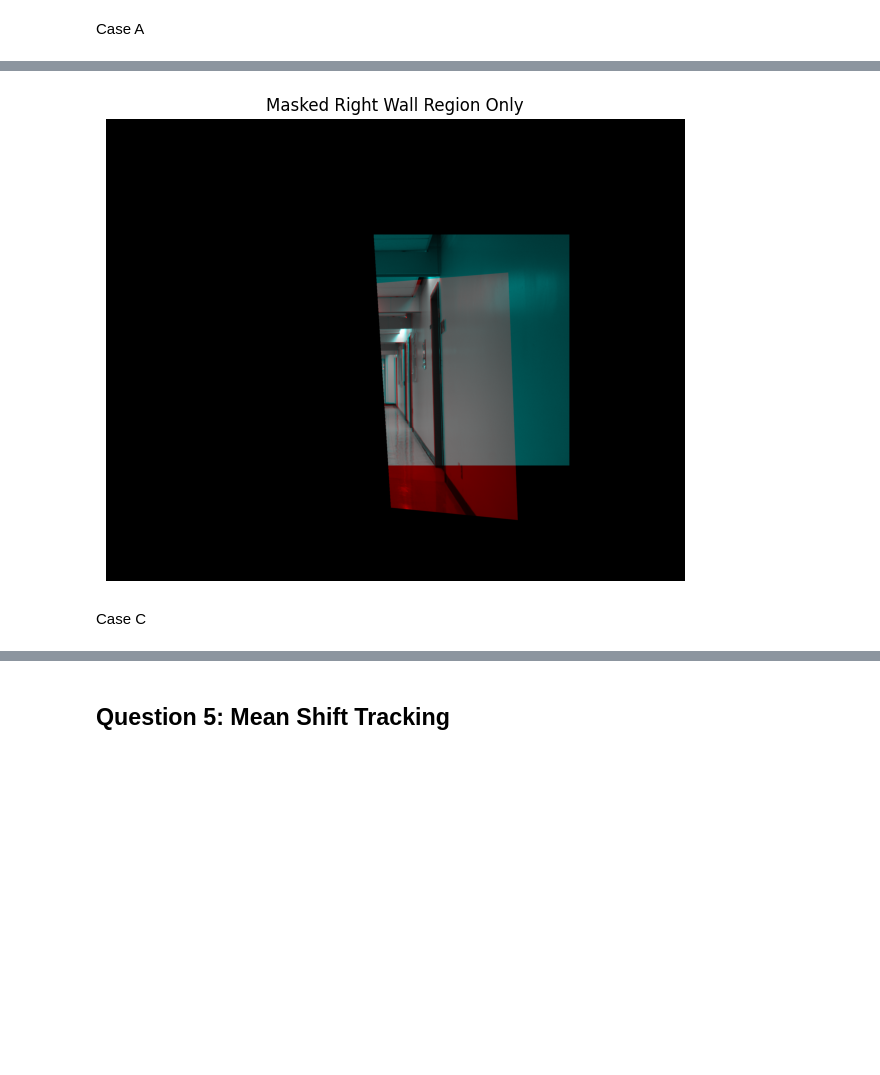
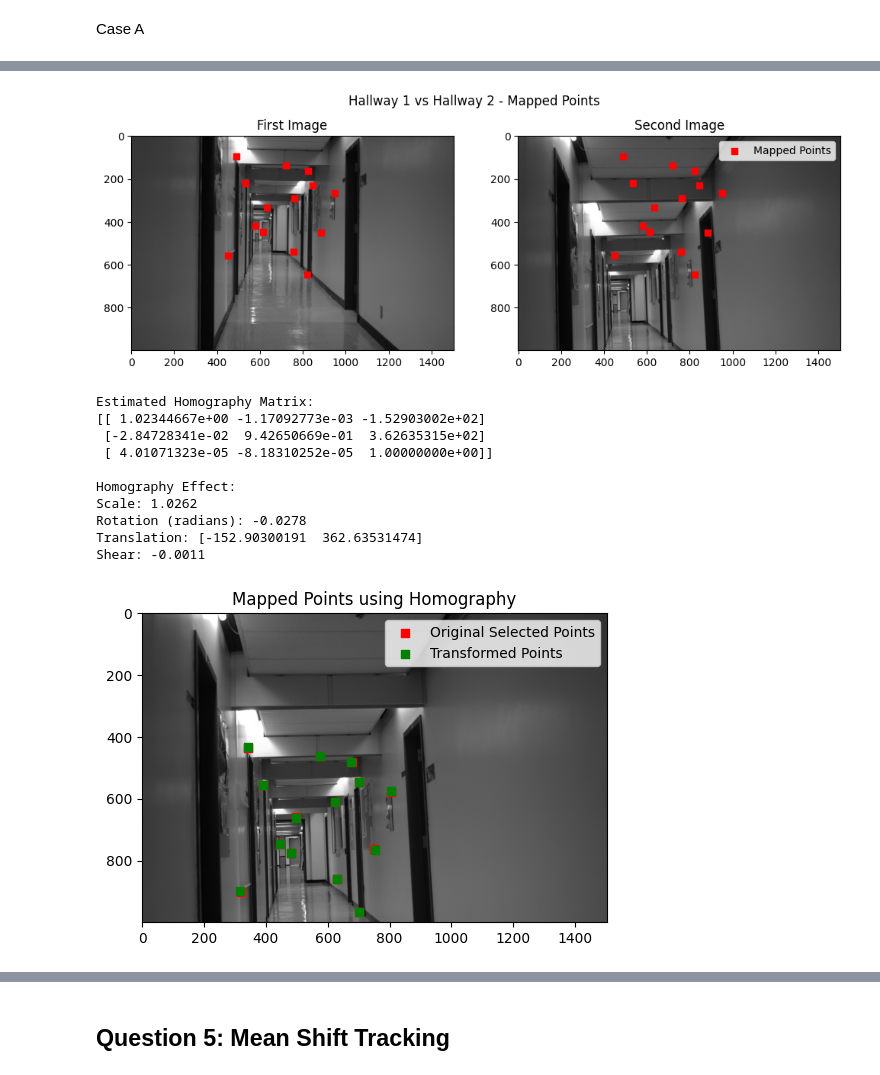
Before and after one commit to humzkhan/CSC420A4, a Jupyter notebook: A4_n.ipynb, the cells around one changed output, grey strips where cells are left out. Saved outputs shown, nothing was run; the diff lists cells and outputs as text; code cells hidden in the pictures; blank space fills up the shorter version.

```diff
--- a/A4_n.ipynb
+++ b/A4_n.ipynb
@@ -291,0 +359,19 @@ def stitch_images(imageA_gray, imageB_gray, H):
+# %%
+# Case A, Image 1 and 2
+CaseA1_Points = points1
+CaseA2_Points = points2
+
+# Case B, Image 1 and 3
+selected_indices = [0,1,2,3,4,5,6,7,10,11,12,14,15,16,17,22,23,24,25,26] # Right Wall Points
+RW_points4 = points4[selected_indices]
+RW_points5 = points5[selected_indices]
+selected_indices = [3, 5, 7, 8, 15, 17, 19] # Best Subset Found
+
+CaseB1_Points = RW_points4[selected_indices]
+CaseB3_Points = RW_points5[selected_indices]
+
+# Case C, Image 1 and 3
+selected_indices = [1, 5, 8, 10, 13, 15] # Best Subset Found
+
+CaseC1_Points = points6[selected_indices]
+CaseC3_Points = points7[selected_indices]
@@ -370,36 +442,0 @@ Shear: 0.0230
-# %%
-import cv2
-import numpy as np
-import matplotlib.pyplot as plt
-
-def mask_and_show_right_wall_only(stitched_img):
-    height, width = stitched_img.shape[:2]
-
-    # Define the polygon between the lines (adjust points as needed)
-    polygon = np.array([[
-        (int(0.45 * width), 0),          # Top-left of right region
-        (width - 1, 0),                  # Top-right
-        (width - 1, height - 1),         # Bottom-right
-        (int(0.5 * width), height - 1)  # Bottom-left of right region
-    ]], dtype=np.int32)
-
-    # Create mask
-    mask = np.zeros((height, width), dtype=np.uint8)
-    cv2.fillPoly(mask, polygon, 255)
-
-    # Apply the mask to all channels
-    masked = cv2.bitwise_and(stitched_img, stitched_img, mask=mask)
-
-    # Show masked image
-    plt.figure(figsize=(10, 6))
-    plt.imshow(cv2.cvtColor(masked, cv2.COLOR_BGR2RGB))
-    plt.axis('off')
-    plt.title('Masked Right Wall Region Only')
-    plt.show()
-
-    return masked
-masked_image = mask_and_show_right_wall_only(imageB)
-# %% [output]
-[figure, removed]
-# %% [markdown]
-Case C
@@ -646,0 +443,16 @@ stitch_images(hallway1_gray, hallway3_gray, H)
+# %%
+case = "A"
+CaseSwitcher(case)
+# %% [output]
+[figure, added]
+Estimated Homography Matrix:
+[[ 1.02344667e+00 -1.17092773e-03 -1.52903002e+02]
+ [-2.84728341e-02  9.42650669e-01  3.62635315e+02]
+ [ 4.01071323e-05 -8.18310252e-05  1.00000000e+00]]
+
+Homography Effect:
+Scale: 1.0262
+Rotation (radians): -0.0278
+Translation: [-152.90300191  362.63531474]
+Shear: -0.0011
+[figure, added]
```
Also changed, not shown: parts of 24 cells of this notebook.
